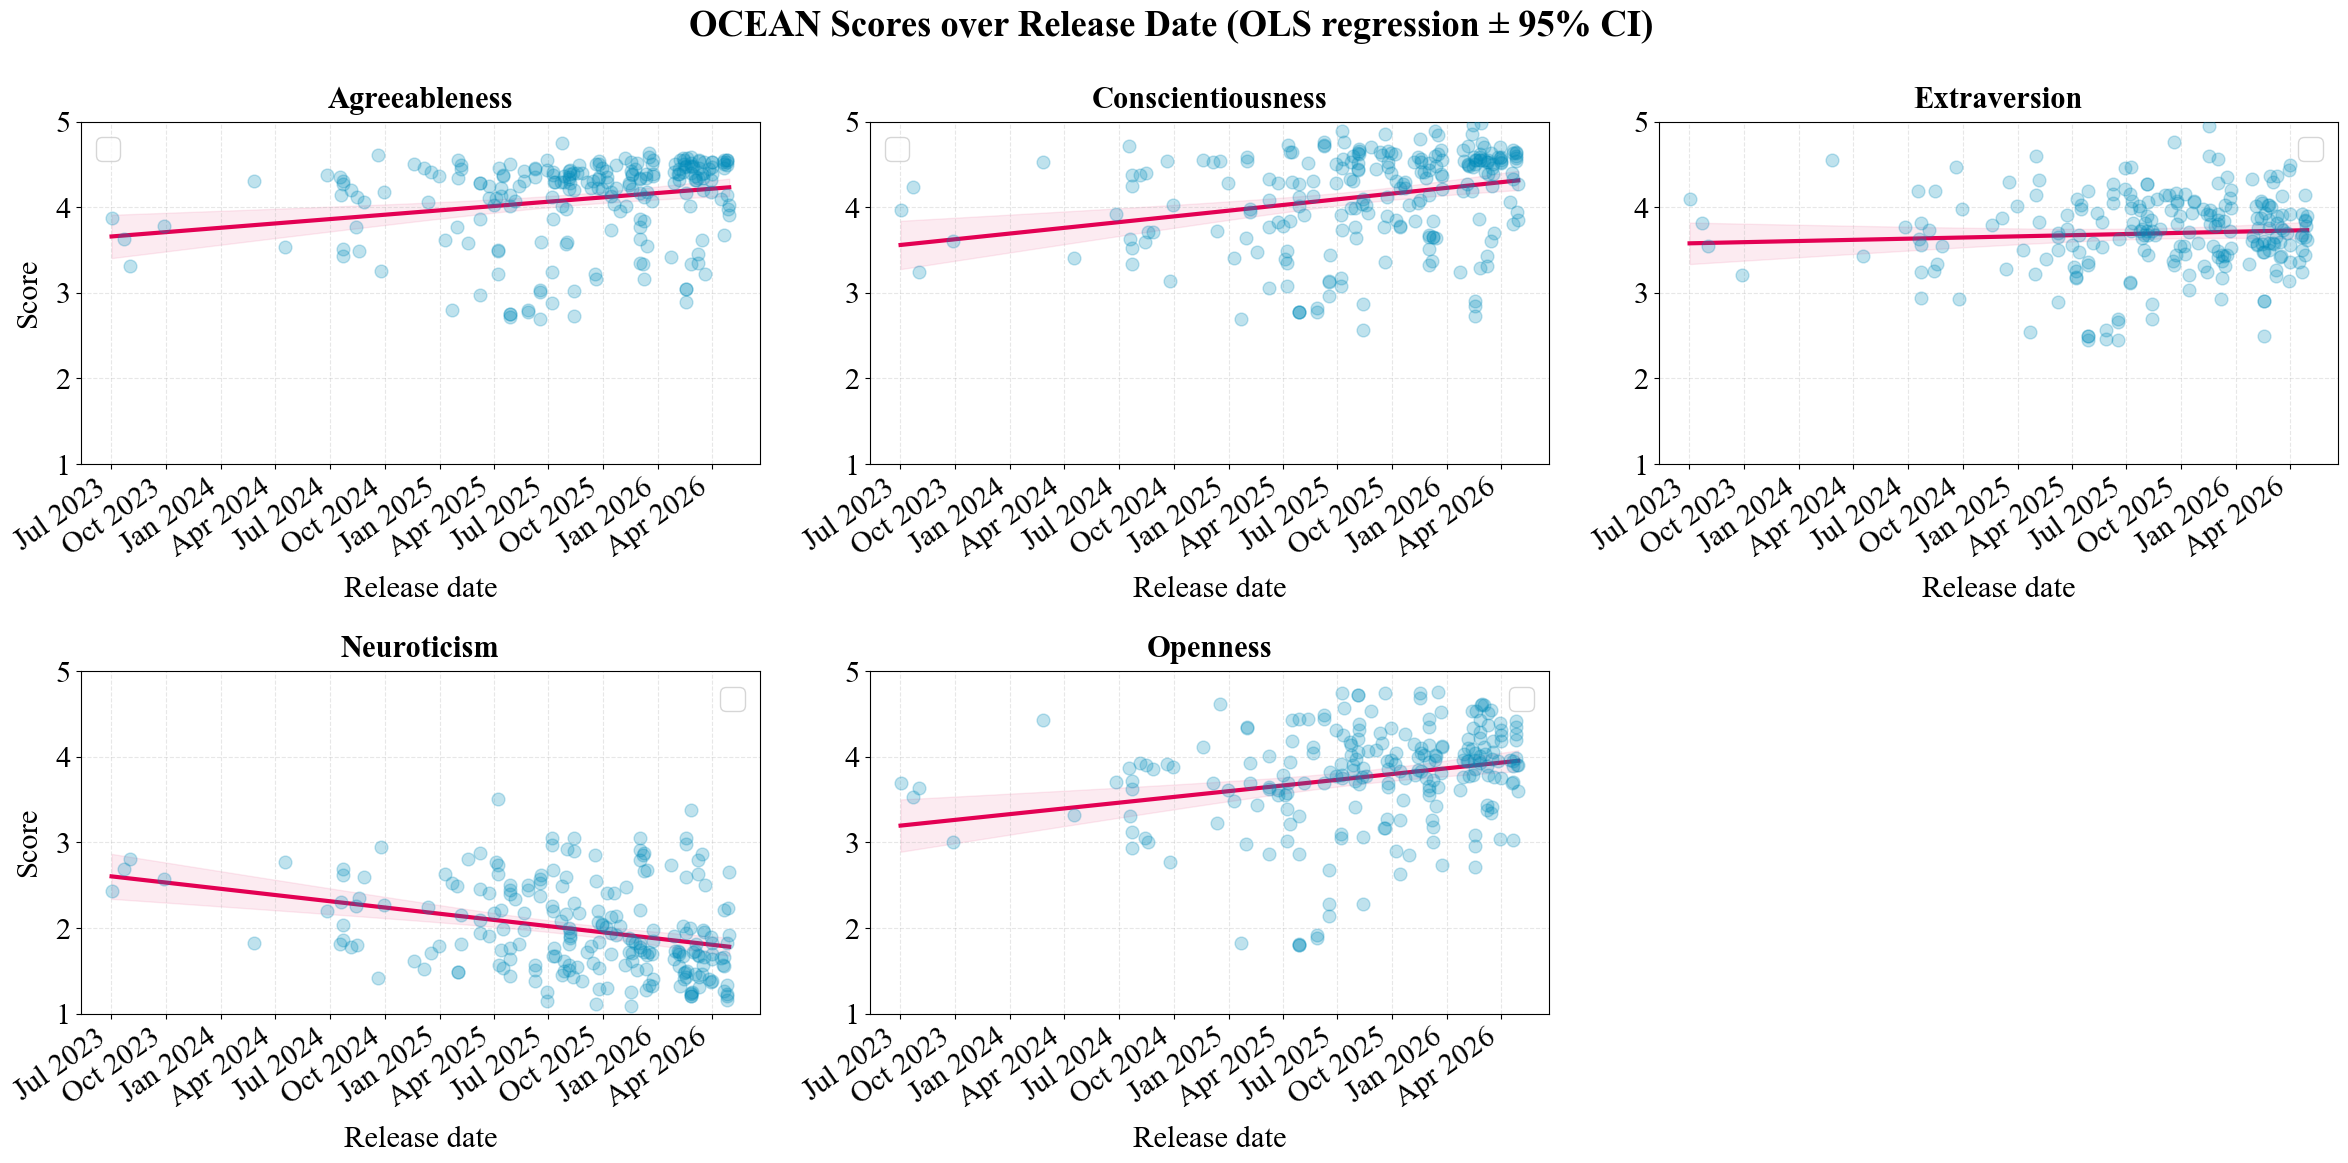
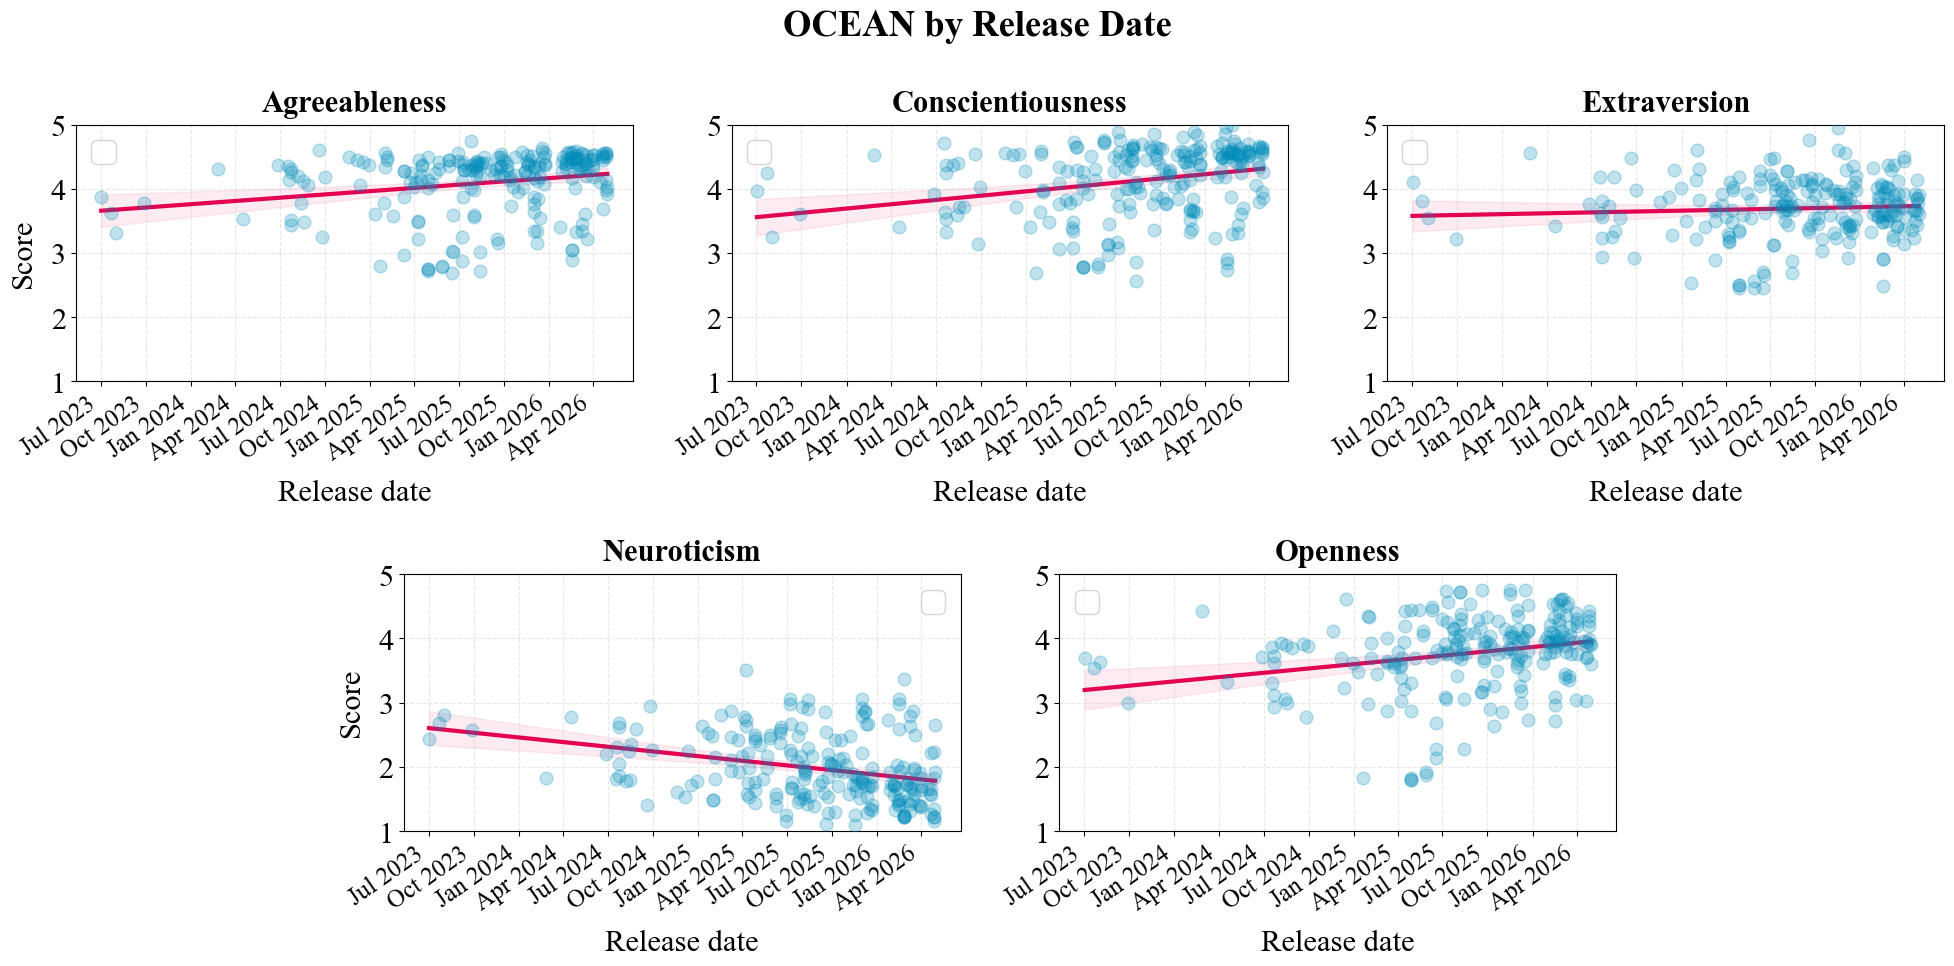
The change to this notebook cell's code, shown as a diff; its figure went from the first image to the second:
--- before
+++ after
@@ -8,7 +8,8 @@
     palette=BINARY_PAL_BLUE_PINK,
     cols=OCEAN_COLS,
-    title="OCEAN Scores over Release Date (OLS regression ± 95% CI)",
+    title="OCEAN by Release Date",
     save_path="../../doc/figs/fig_release_date.pdf",
-    test=False
+    test=False,
+    figsize=(4 * len(OCEAN_COLS), 10),
 )
 plt.show()

Commit: improve plotting for paper